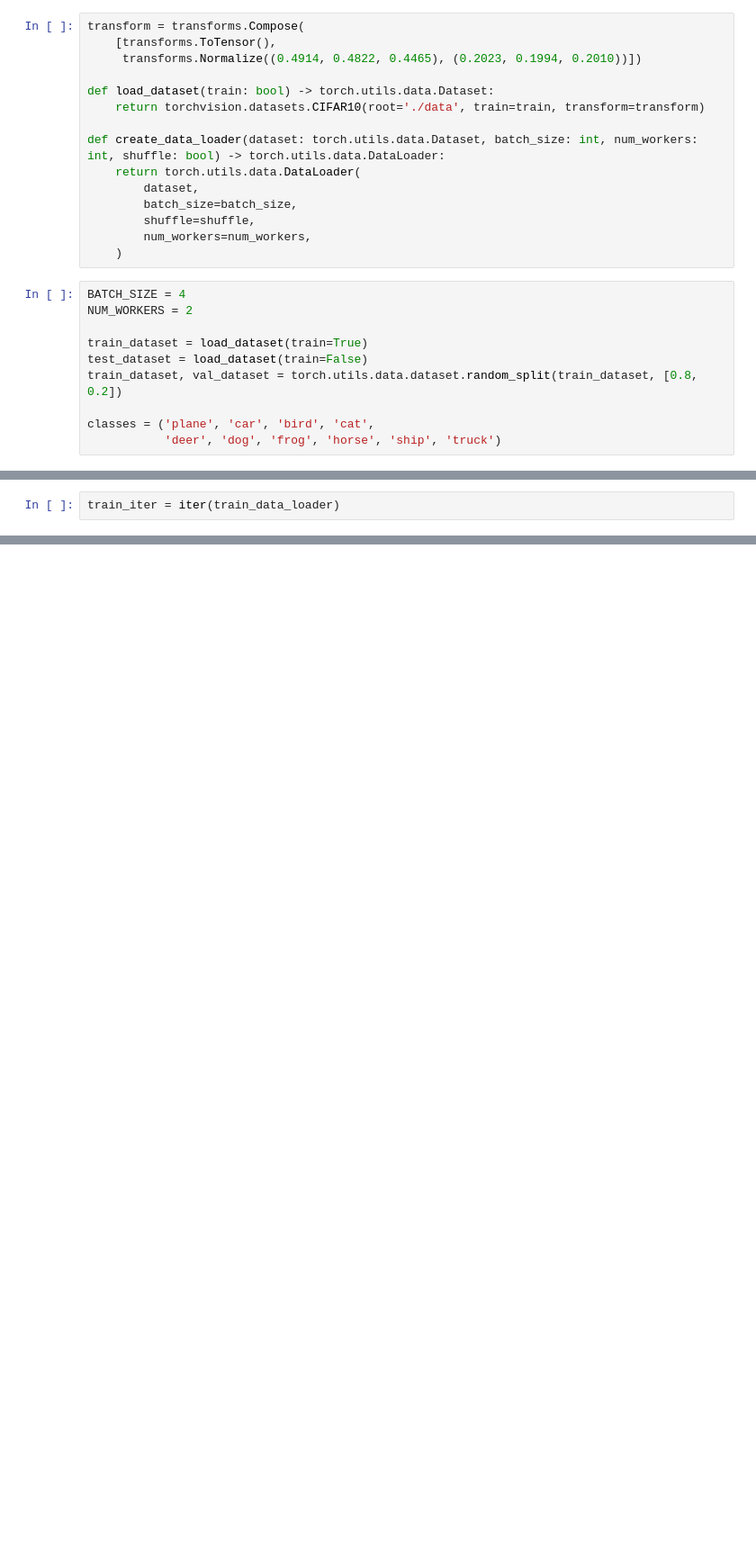
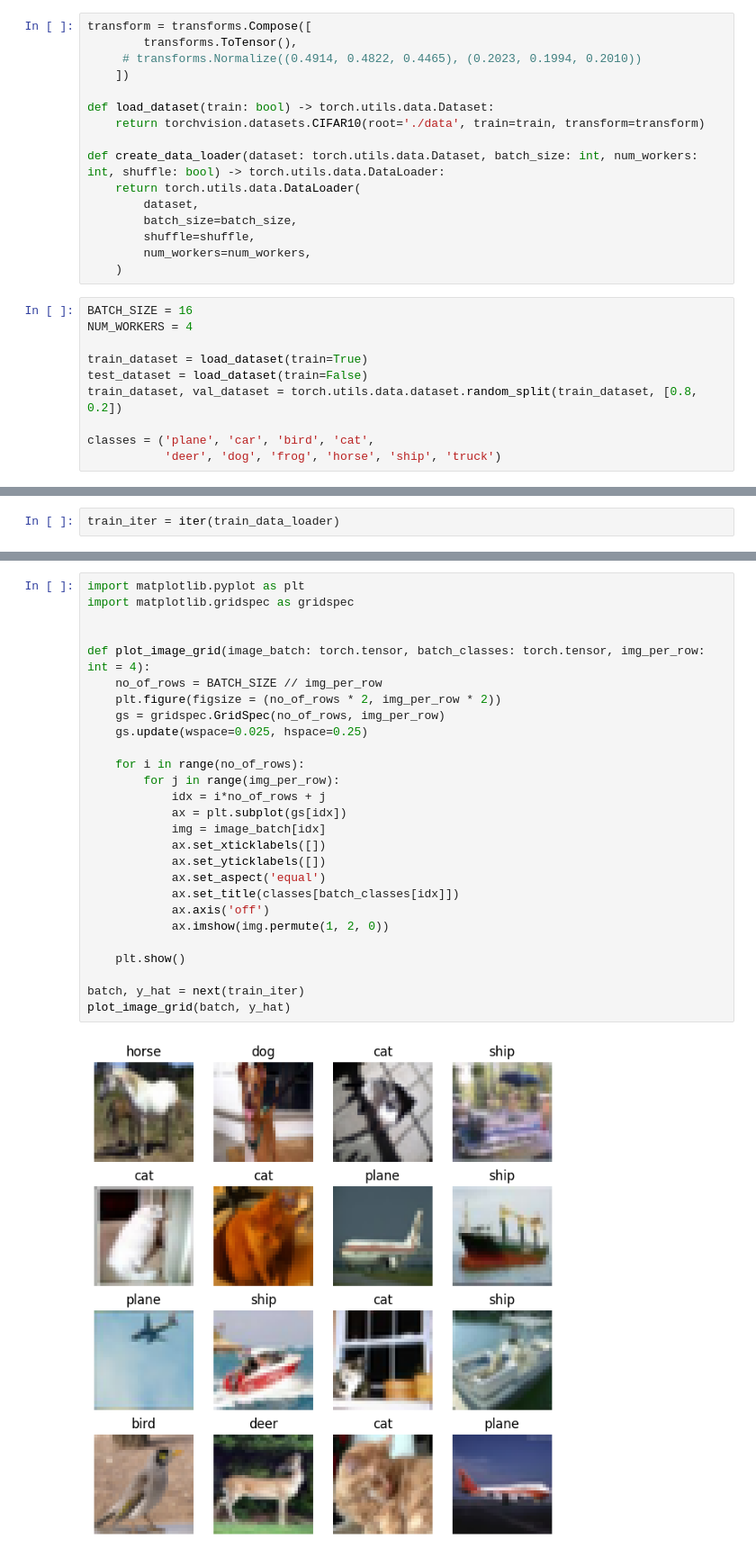
Before and after one commit to mnozkiewicz/MRO, a Jupyter notebook: lab2/cifar_cnn.ipynb, the cells around one changed output, grey strips where cells are left out. Shown at 90% size. Cells and saved outputs as stored; diff of their text form; blank space fills up the shorter version.

```diff
--- a/lab2/cifar_cnn.ipynb
+++ b/lab2/cifar_cnn.ipynb
@@ -4,9 +4,10 @@ import torchvision
 from torchvision import transforms
 import torch.utils.data
 # %%
-transform = transforms.Compose(
-    [transforms.ToTensor(),
-     transforms.Normalize((0.4914, 0.4822, 0.4465), (0.2023, 0.1994, 0.2010))])
+transform = transforms.Compose([
+        transforms.ToTensor(),
+     # transforms.Normalize((0.4914, 0.4822, 0.4465), (0.2023, 0.1994, 0.2010))
+    ])
 
 def load_dataset(train: bool) -> torch.utils.data.Dataset:
     return torchvision.datasets.CIFAR10(root='./data', train=train, transform=transform)
@@ -19,8 +20,8 @@ def create_data_loader(dataset: torch.utils.data.Dataset, batch_size: int, num_w
         num_workers=num_workers,
     )
 # %%
-BATCH_SIZE = 4
-NUM_WORKERS = 2
+BATCH_SIZE = 16
+NUM_WORKERS = 4
 
 train_dataset = load_dataset(train=True)
 test_dataset = load_dataset(train=False)
@@ -52,0 +38,29 @@ Clipping input data to the valid range for imshow with RGB data ([0..1] for floa
+# %%
+import matplotlib.pyplot as plt
+import matplotlib.gridspec as gridspec
+
+
+def plot_image_grid(image_batch: torch.tensor, batch_classes: torch.tensor, img_per_row: int = 4):
+    no_of_rows = BATCH_SIZE // img_per_row
+    plt.figure(figsize = (no_of_rows * 2, img_per_row * 2))
+    gs = gridspec.GridSpec(no_of_rows, img_per_row)
+    gs.update(wspace=0.025, hspace=0.25)
+
+    for i in range(no_of_rows):
+        for j in range(img_per_row):
+            idx = i*no_of_rows + j
+            ax = plt.subplot(gs[idx])
+            img = image_batch[idx]
+            ax.set_xticklabels([])
+            ax.set_yticklabels([])
+            ax.set_aspect('equal')
+            ax.set_title(classes[batch_classes[idx]])
+            ax.axis('off')
+            ax.imshow(img.permute(1, 2, 0))
+
+    plt.show()
+
+batch, y_hat = next(train_iter)
+plot_image_grid(batch, y_hat)
+# %% [output]
+[figure, added]
```
Also changed, not shown: parts of 11 cells of this notebook, 2 other files.
